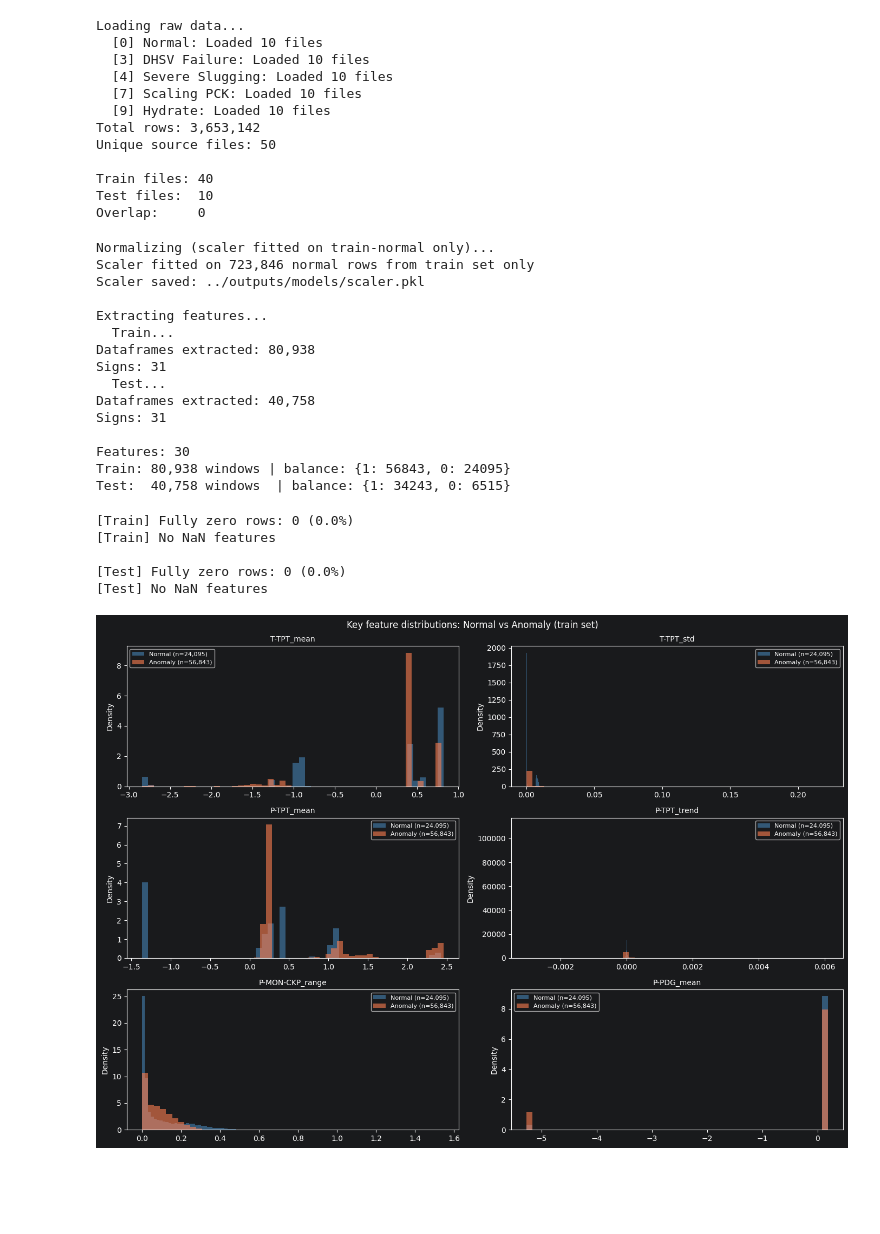
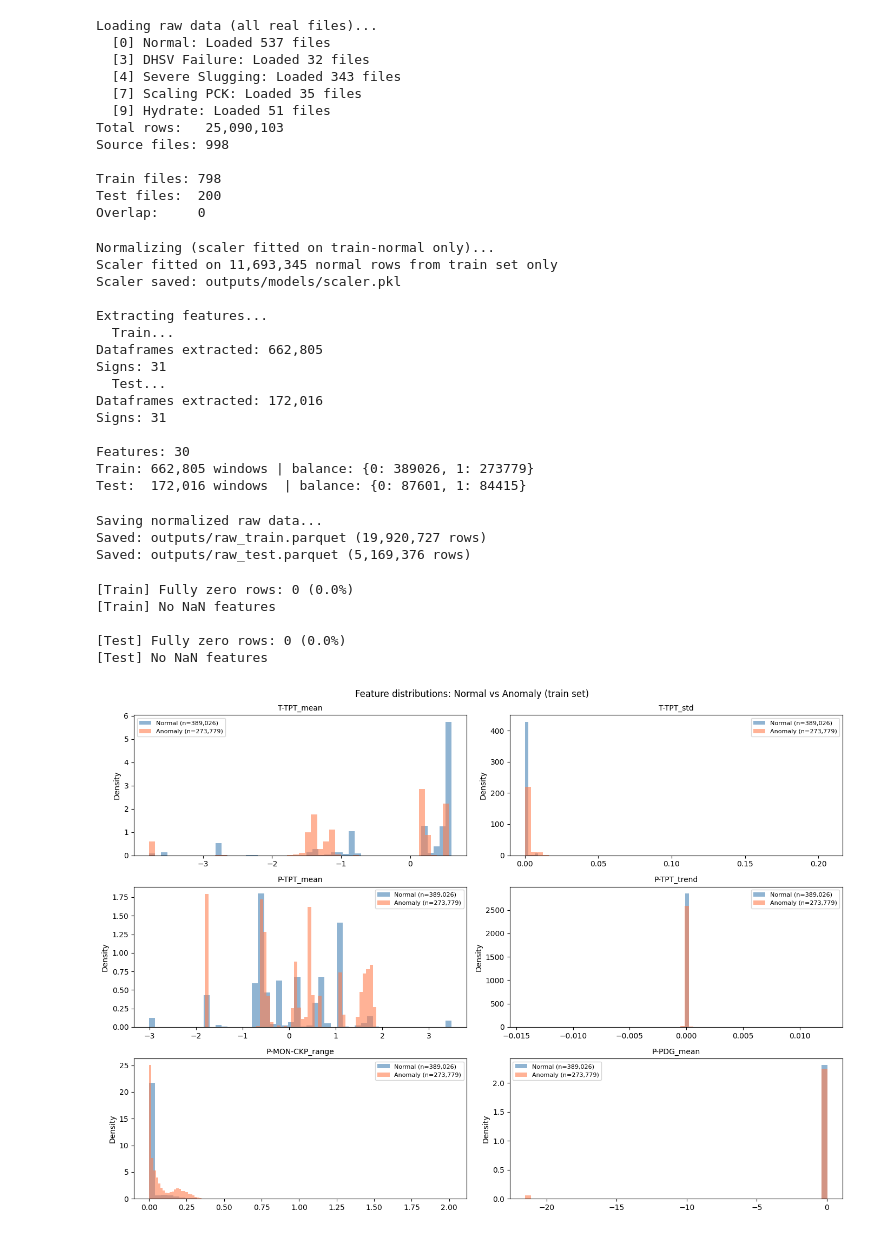
Before and after one commit to Spikw285/DatasetViewer, a Jupyter notebook: notebooks/02_features.ipynb, the cells around one changed output. Drawn from its saved outputs; the diff is of its cells as text; code cells hidden in the pictures; blank space fills up the shorter version.

```diff
--- a/notebooks/02_features.ipynb
+++ b/notebooks/02_features.ipynb
@@ -15,52 +52,48 @@ Path("../outputs/models").mkdir(parents=True, exist_ok=True)
 # %%
-# Загружаем сырые (ненормализованные) данные
-print("Loading raw data...")
+print("Loading raw data (all real files)...")
 df_raw = load_files(min_sensors=2)
-print(f"Total rows: {len(df_raw):,}")
-print(f"Unique source files: {df_raw['source'].nunique()}")
+print(f"Total rows:   {len(df_raw):,}")
+print(f"Source files: {df_raw['source'].nunique()}")
 
-# Split по файлам ДО любой нормализации
 sources = df_raw["source"].unique()
 gss = GroupShuffleSplit(n_splits=1, test_size=0.2, random_state=42)
 src_train_idx, src_test_idx = next(gss.split(sources, groups=sources))
 train_sources = set(sources[src_train_idx])
 test_sources  = set(sources[src_test_idx])
 
-# Проверка — overlap должен быть 0
 overlap = train_sources & test_sources
 print(f"\nTrain files: {len(train_sources)}")
 print(f"Test files:  {len(test_sources)}")
-print(f"Overlap:     {len(overlap)}")  # MUST be 0
+print(f"Overlap:     {len(overlap)}")
 
 df_train_raw = df_raw[df_raw["source"].isin(train_sources)].copy()
 df_test_raw  = df_raw[df_raw["source"].isin(test_sources)].copy()
 # %% [output]
-Loading raw data...
-  [0] Normal: Loaded 10 files
-  [3] DHSV Failure: Loaded 10 files
-  [4] Severe Slugging: Loaded 10 files
-  [7] Scaling PCK: Loaded 10 files
-  [9] Hydrate: Loaded 10 files
-Total rows: 3,653,142
-Unique source files: 50
+Loading raw data (all real files)...
+  [0] Normal: Loaded 537 files
+  [3] DHSV Failure: Loaded 32 files
+  [4] Severe Slugging: Loaded 343 files
+  [7] Scaling PCK: Loaded 35 files
+  [9] Hydrate: Loaded 51 files
+Total rows:   25,090,103
+Source files: 998
 
-Train files: 40
-Test files:  10
+Train files: 798
+Test files:  200
 Overlap:     0
 # %%
-# Scaler обучается ТОЛЬКО на train-normal строках
-print("Normalizing (scaler fitted on train-normal only)...")
+print("Normalizing (scaler fitted on train-normal only)... ")
 df_train_norm, df_test_norm, scaler = normalize_train_test(
     df_train_raw, df_test_raw,
-    scaler_path="../outputs/models/scaler.pkl",
+    scaler_path="outputs/models/scaler.pkl",
 )
 
-# Feature extraction отдельно для train и test
 print("\nExtracting features...")
 print("  Train...")
 df_feat_train = extract_features(df_train_norm)
+
 print("  Test...")
-df_feat_test  = extract_features(df_test_norm)
+df_feat_test = extract_features(df_test_norm)
 
 feature_cols = [c for c in df_feat_train.columns
                 if c not in ("label", "event_type", "source")]
@@ -72,18 +105,34 @@ print(f"Test:  {len(df_feat_test):,} windows  | "
       f"balance: {df_feat_test['label'].value_counts().to_dict()}")
 # %% [output]
 Normalizing (scaler fitted on train-normal only)...
-Scaler fitted on 723,846 normal rows from train set only
-Scaler saved: ../outputs/models/scaler.pkl
+Scaler fitted on 11,693,345 normal rows from train set only
+Scaler saved: outputs/models/scaler.pkl
 
 Extracting features...
   Train...
-Dataframes extracted: 80,938
+Dataframes extracted: 662,805
 Signs: 31
   Test...
-Dataframes extracted: 40,758
+Dataframes extracted: 172,016
 Signs: 31
 
 Features: 30
-Train: 80,938 windows | balance: {1: 56843, 0: 24095}
-Test:  40,758 windows  | balance: {1: 34243, 0: 6515}
+Train: 662,805 windows | balance: {0: 389026, 1: 273779}
+Test:  172,016 windows  | balance: {0: 87601, 1: 84415}
+# %%
+# Save normalized raw data
+print("Saving normalized raw data...")
+
+RAW_TRAIN_PATH = "outputs/raw_train.parquet"
+RAW_TEST_PATH = "outputs/raw_test.parquet"
+
+df_train_norm.to_parquet(RAW_TRAIN_PATH, index=False)
+df_test_norm.to_parquet(RAW_TEST_PATH, index=False)
+
+print(f"Saved: {RAW_TRAIN_PATH} ({len(df_train_norm):,} rows)")
+print(f"Saved: {RAW_TEST_PATH} ({len(df_test_norm):,} rows)")
+# %% [output]
+Saving normalized raw data...
+Saved: outputs/raw_train.parquet (19,920,727 rows)
+Saved: outputs/raw_test.parquet (5,169,376 rows)
 # %%
@@ -108,33 +154,33 @@ for name, df in [("Train", df_feat_train), ("Test", df_feat_test)]:
 # %%
 fig, axes = plt.subplots(3, 2, figsize=(14, 10))
 axes = axes.flatten()
 
 key_features = [
     "T-TPT_mean", "T-TPT_std",
     "P-TPT_mean", "P-TPT_trend",
     "P-MON-CKP_range", "P-PDG_mean"
 ]
 
 for ax, feat in zip(axes, key_features):
     if feat not in df_feat_train.columns:
         ax.set_visible(False)
         continue
 
     normal  = df_feat_train[df_feat_train["label"] == 0][feat]
     anomaly = df_feat_train[df_feat_train["label"] == 1][feat]
 
     ax.hist(normal,  bins=50, alpha=0.6, color="steelblue",
             label=f"Normal (n={len(normal):,})",  density=True)
     ax.hist(anomaly, bins=50, alpha=0.6, color="coral",
             label=f"Anomaly (n={len(anomaly):,})", density=True)
     ax.set_title(feat, fontsize=10)
     ax.legend(fontsize=8)
     ax.set_ylabel("Density")
 
-plt.suptitle("Key feature distributions: Normal vs Anomaly (train set)", fontsize=12)
+plt.suptitle("Feature distributions: Normal vs Anomaly (train set)", fontsize=12)
 plt.tight_layout()
-plt.savefig("../outputs/figures/feature_distributions.png", dpi=150)
+plt.savefig("outputs/figures/feature_distributions.png", dpi=150)
 plt.show()
 # %% [output]
-[figure, old version]
+[figure, new version]
 # %%
```
Also changed, not shown: parts of 6 cells of this notebook, 7 other files.
